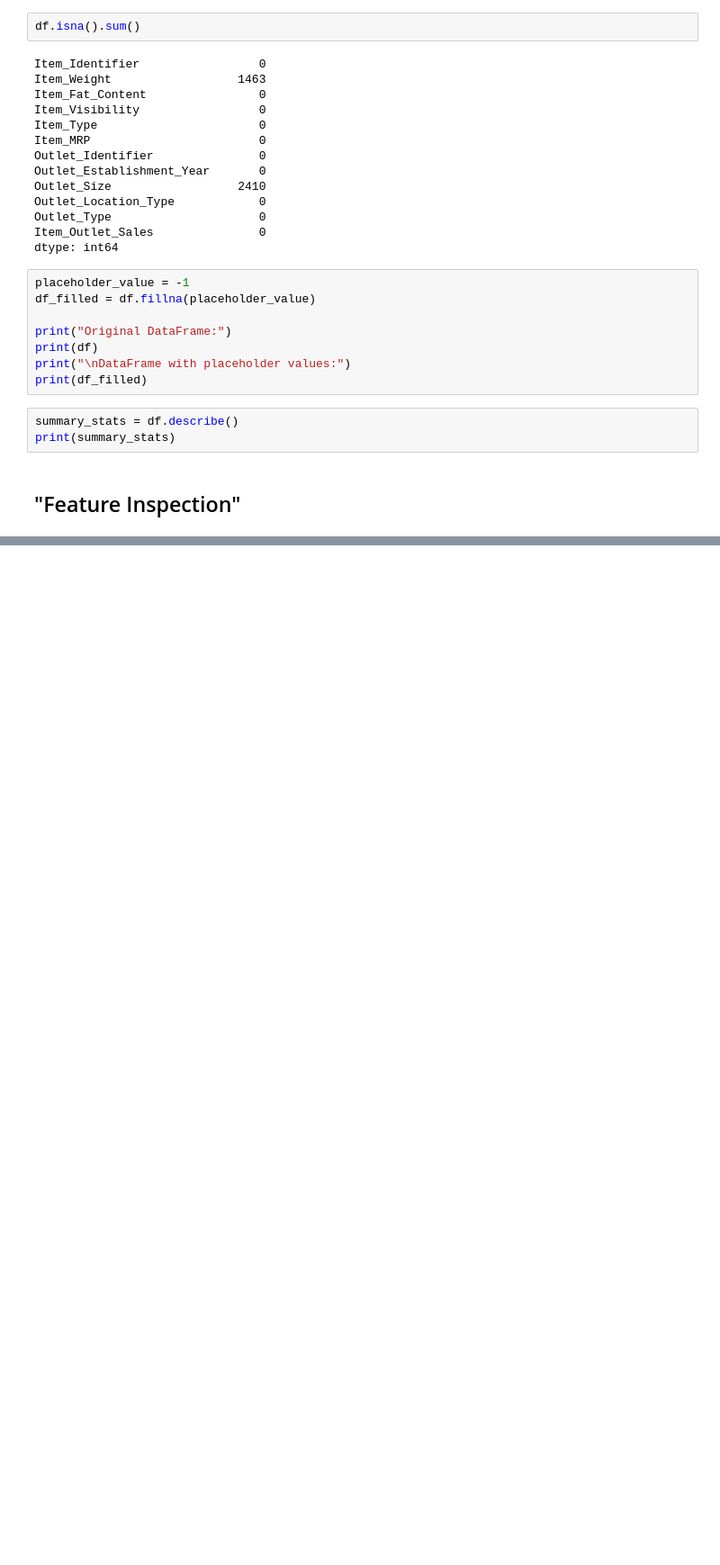
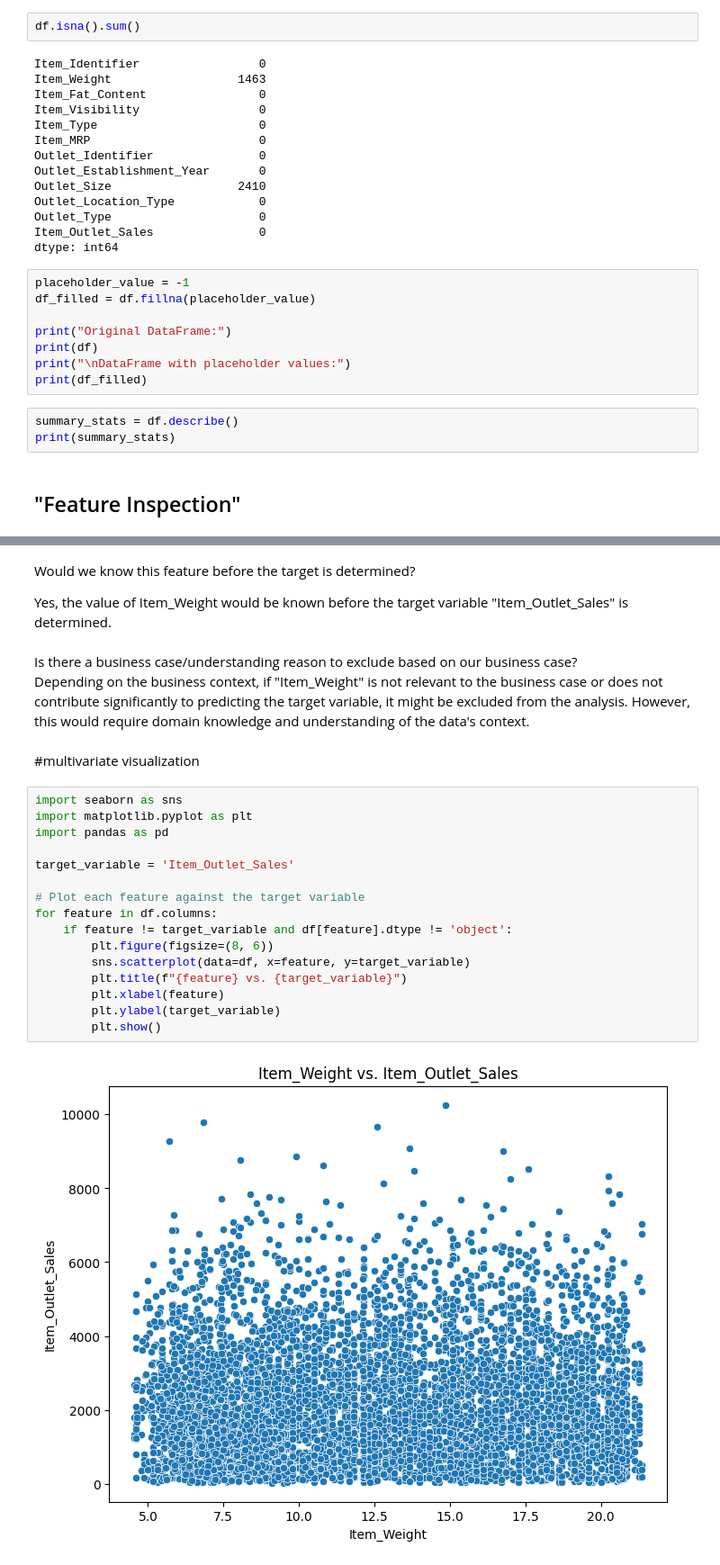
Before and after one commit to NatumanyaDuncan/Prediction_of_Products_Sales, a Jupyter notebook: Prediction_of_Product_Sales.ipynb, the cells around one changed output, grey strips where cells are left out. Shown at 90% size. Saved outputs shown, nothing was run; the diff lists cells and outputs as text; blank space fills up the shorter version.

```diff
--- a/Prediction_of_Product_Sales.ipynb
+++ b/Prediction_of_Product_Sales.ipynb
@@ -119,0 +198,27 @@ print(summary_stats)
+# %% [markdown]
+   Would we know this feature before the target is determined?
+
+   Yes, the value of Item_Weight would be known before the target variable "Item_Outlet_Sales" is determined.
+# %% [markdown]
+Is there a business case/understanding reason to exclude based on our business case?
+ Depending on the business context, if "Item_Weight" is not relevant to the business case or does not contribute significantly to predicting the target variable, it might be excluded from the analysis. However, this would require domain knowledge and understanding of the data's context.
+# %% [markdown]
+#multivariate visualization
+# %%
+import seaborn as sns
+import matplotlib.pyplot as plt
+import pandas as pd
+
+target_variable = 'Item_Outlet_Sales'
+
+# Plot each feature against the target variable
+for feature in df.columns:
+    if feature != target_variable and df[feature].dtype != 'object':
+        plt.figure(figsize=(8, 6))
+        sns.scatterplot(data=df, x=feature, y=target_variable)
+        plt.title(f"{feature} vs. {target_variable}")
+        plt.xlabel(feature)
+        plt.ylabel(target_variable)
+        plt.show()
+# %% [output]
+[figure, added]
```
Also changed, not shown: parts of 12 cells of this notebook.
